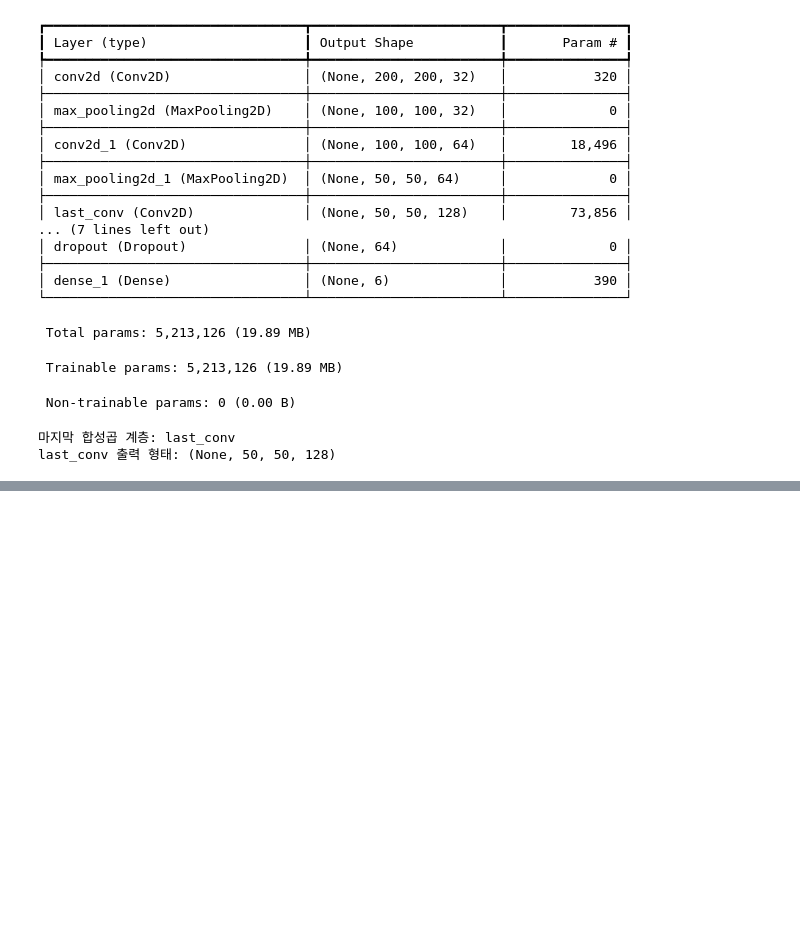
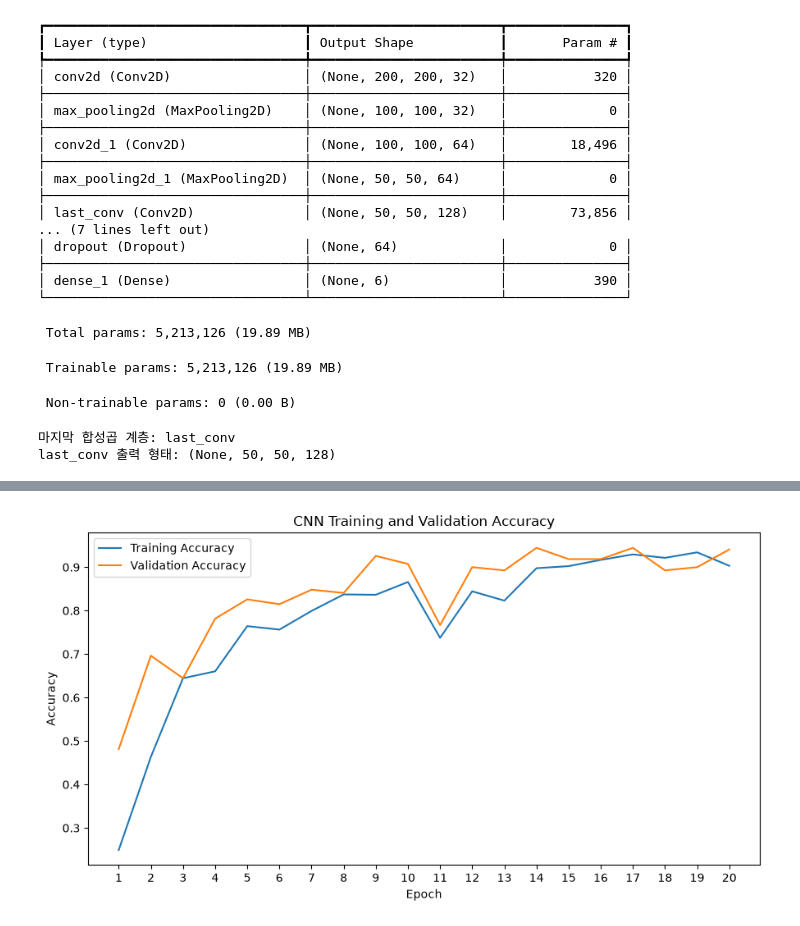
Before and after one commit to dkfjalsj/metal-surface-defect, a Jupyter notebook: metal_defect.ipynb, the cells around one changed output, grey strips where cells are left out. Saved outputs shown, nothing was run; the diff lists cells and outputs as text; code cells hidden in the pictures; blank space fills up the shorter version.

```diff
--- a/metal_defect.ipynb
+++ b/metal_defect.ipynb
@@ -698,0 +724,17 @@ last_conv 출력 형태: (None, 50, 50, 128)
+# %%
+# 최초 학습의 전체 소요 시간 측정 시작함
+training_start = time.perf_counter()
+
+# 학습과 검증 배열만 사용하여 최대 20 Epoch 학습하고 실제 이력 보관함
+history = model.fit(
+    X_train, y_train,
+    epochs=20,
+    batch_size=32,
+    validation_data=(X_val, y_val),
+    callbacks=[early_stopping],
+    verbose=1,
+)
+
+# 학습 종료 시점까지의 경과 시간을 초 단위로 기록함
+training_seconds = time.perf_counter() - training_start
+print(f"전체 학습 소요 시간: {training_seconds:.2f}초")
@@ -698,0 +759,21 @@ last_conv 출력 형태: (None, 50, 50, 128)
+# %%
+# 실제 실행된 Epoch 번호와 그래프 저장 경로 지정함
+trained_epochs = np.arange(1, len(history.history["loss"]) + 1)
+training_figure_dir = Path("D:/metal-surface-defect/outputs/figures")
+
+# 학습 정확도와 검증 정확도를 동일한 그래프로 비교함
+plt.figure(figsize=(9, 5))
+plt.plot(trained_epochs, history.history["accuracy"], label="Training Accuracy")
+plt.plot(trained_epochs, history.history["val_accuracy"], label="Validation Accuracy")
+plt.title("CNN Training and Validation Accuracy")
+plt.xlabel("Epoch")
+plt.ylabel("Accuracy")
+plt.xticks(trained_epochs)
+plt.legend()
+plt.tight_layout()
+
+# 최초 학습 정확도 그래프를 PNG로 저장한 뒤 출력함
+plt.savefig(training_figure_dir / "training_accuracy.png", dpi=150, bbox_inches="tight")
+plt.show()
+# %% [output]
+[figure, added]
```
Also changed, not shown: parts of 6 cells of this notebook, 2 other files.
